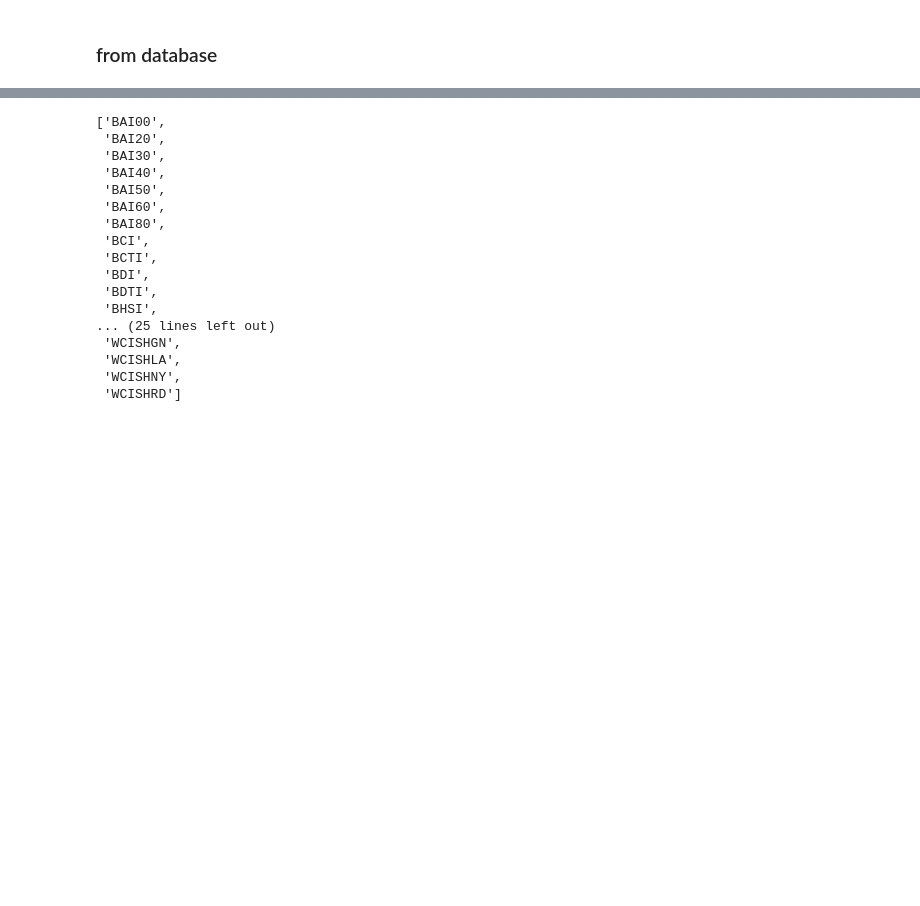
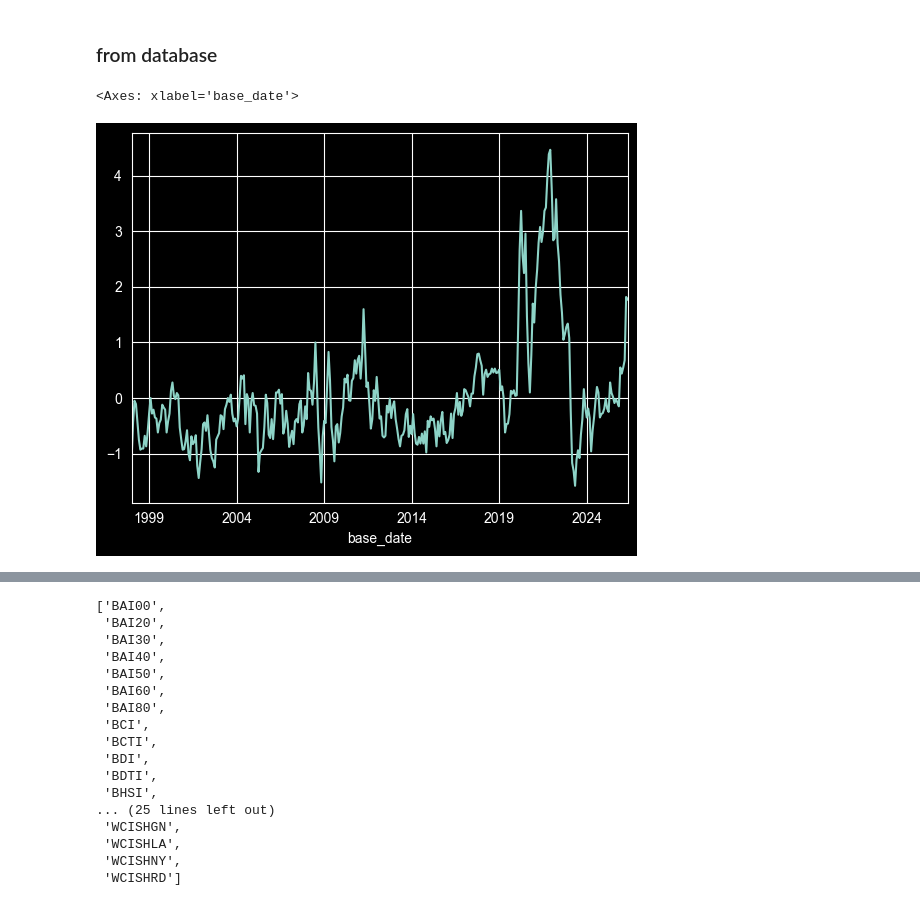
Before and after one commit to Tommylee1013/FinancialData, a Jupyter notebook: Notes/data_valid.ipynb, the cells around one changed output, grey strips where cells are left out. Cells and saved outputs as stored; diff of their text form; code cells hidden in the pictures; blank space fills up the shorter version.

```diff
--- a/Notes/data_valid.ipynb
+++ b/Notes/data_valid.ipynb
@@ -220,3 +269,10 @@ freights = FreightService(db_path='../database/alternative_data.duckdb')
 industry = IndustryService(db_path='../database/alternative_data.duckdb')
 macro = MacroService(db_path = '../database/alternative_data.duckdb')
 market = PriceService(db_path = '../database/alternative_data.duckdb')
+# %%
+freights.get_series(
+    symbols = 'GSCPI'
+).plot()
+# %% [output]
+<Axes: xlabel='base_date'>
+[figure, added]
```
Also changed, not shown: parts of 12 cells of this notebook, 44 other files.
